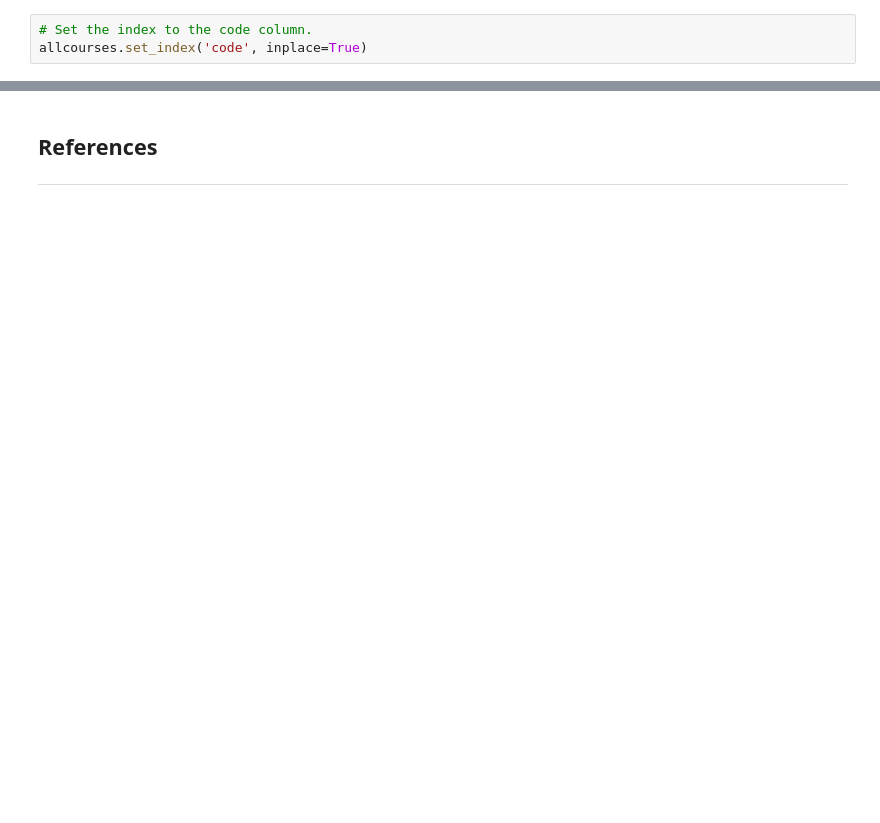
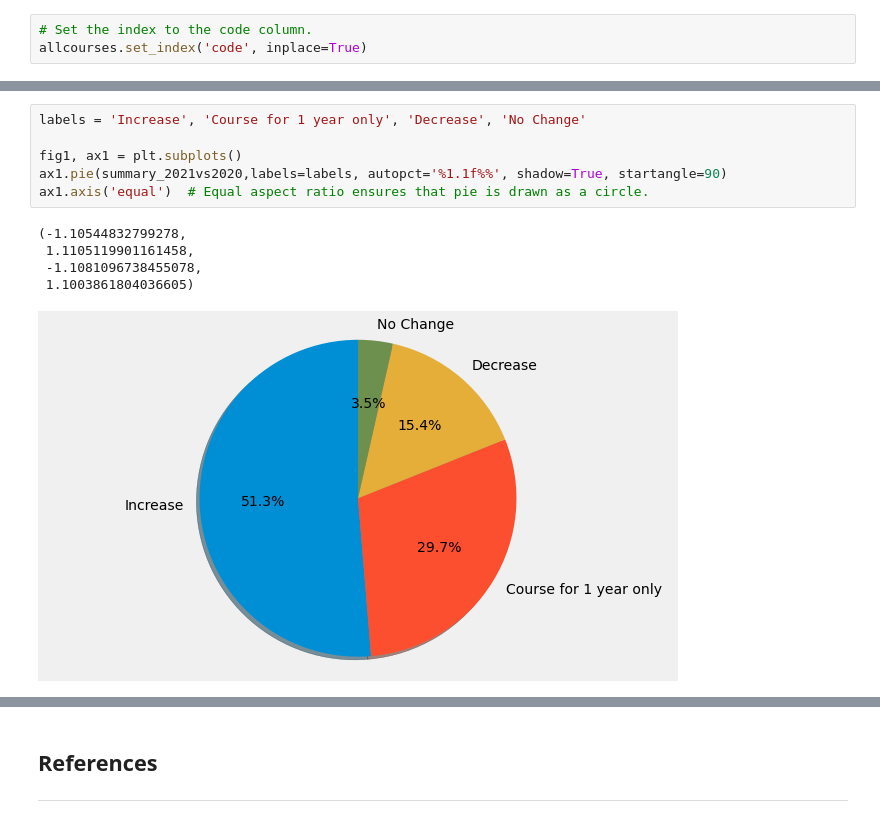
Before and after one commit to Cormac88/Fundamentals-of-Data-Analysis, a Jupyter notebook: cao.ipynb, the cells around one changed output, grey strips where cells are left out. Saved outputs shown, nothing was run; the diff lists cells and outputs as text; blank space fills up the shorter version.

```diff
--- a/cao.ipynb
+++ b/cao.ipynb
@@ -616,0 +1244,12 @@ allcourses.sort_values('code')
+# %%
+labels = 'Increase', 'Course for 1 year only', 'Decrease', 'No Change'
+
+fig1, ax1 = plt.subplots()
+ax1.pie(summary_2021vs2020,labels=labels, autopct='%1.1f%%', shadow=True, startangle=90)
+ax1.axis('equal')  # Equal aspect ratio ensures that pie is drawn as a circle.
+# %% [output]
+(-1.10544832799278,
+ 1.1105119901161458,
+ -1.1081096738455078,
+ 1.1003861804036605)
+[figure, added]
```
Also changed, not shown: parts of 60 cells of this notebook, 35 other files.
